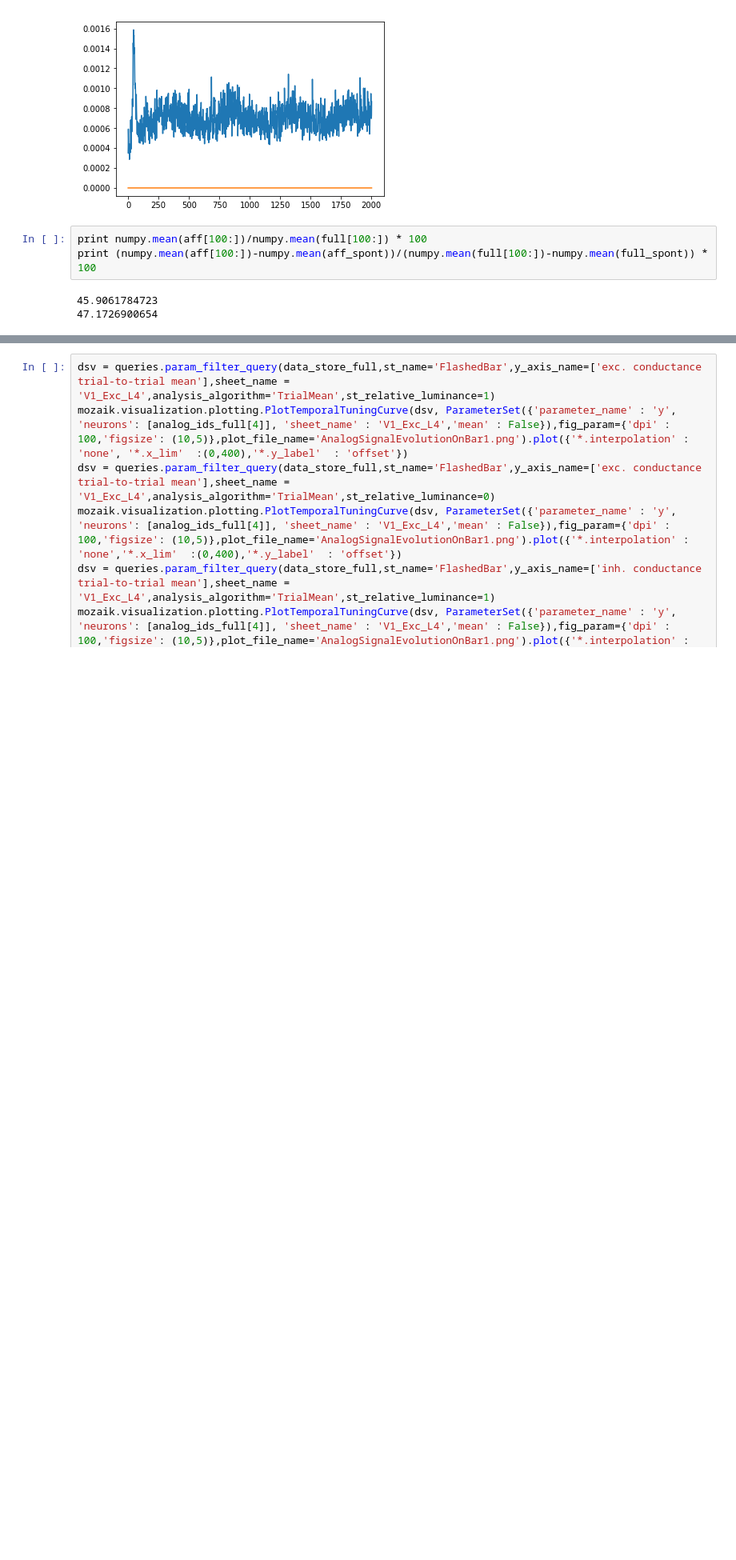
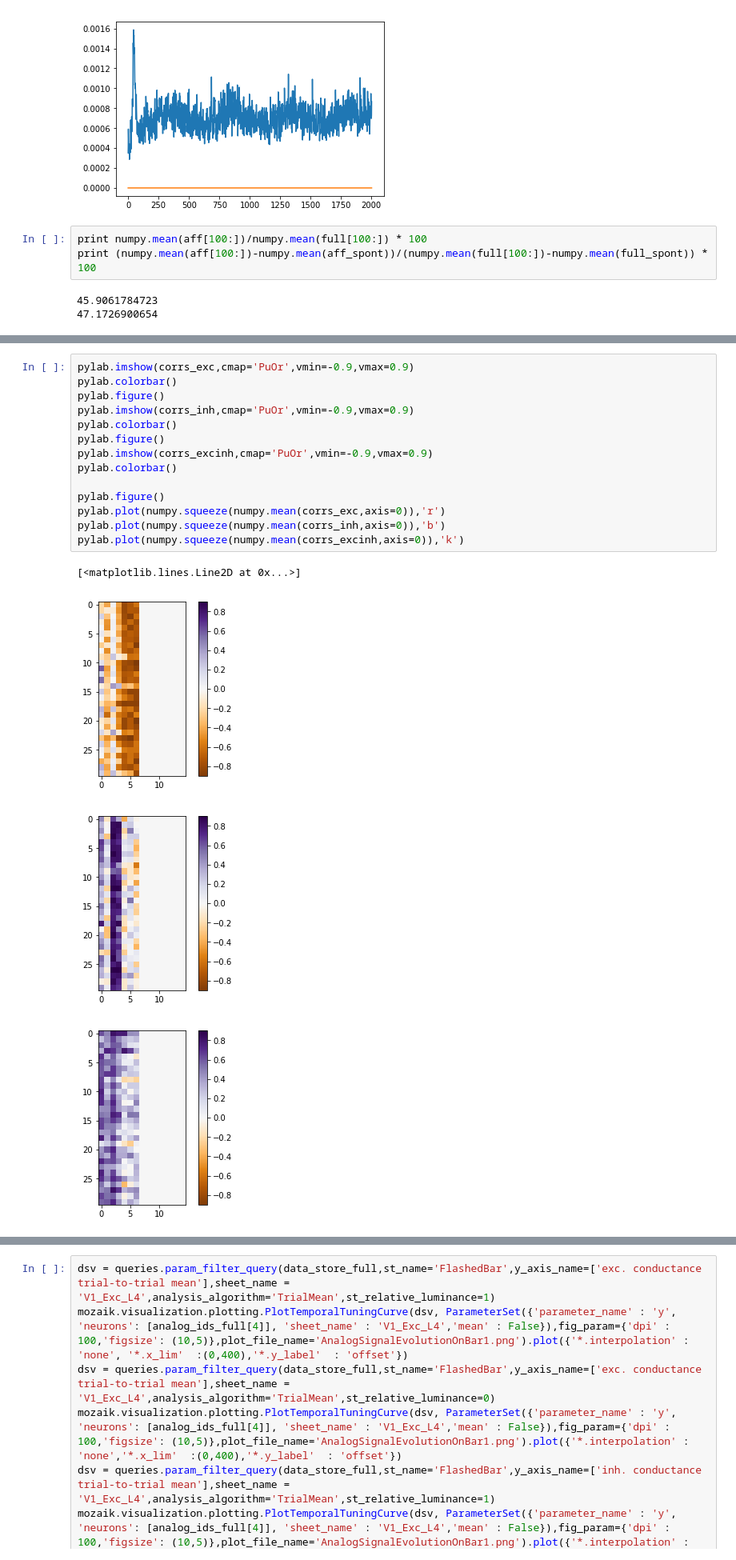
Before and after one commit to antolikjan/notebooks, a Jupyter notebook: Morgan_afferent_contribution_measures.ipynb, the cells around one changed output, grey strips where cells are left out. Shown at 80% size. Drawn from its saved outputs; the diff is of its cells as text; blank space fills up the shorter version.

```diff
--- a/Morgan_afferent_contribution_measures.ipynb
+++ b/Morgan_afferent_contribution_measures.ipynb
@@ -166,0 +388,19 @@ pylab.shape(m_0_exc[])
+# %%
+pylab.imshow(corrs_exc,cmap='PuOr',vmin=-0.9,vmax=0.9)
+pylab.colorbar()
+pylab.figure()
+pylab.imshow(corrs_inh,cmap='PuOr',vmin=-0.9,vmax=0.9)
+pylab.colorbar()
+pylab.figure()
+pylab.imshow(corrs_excinh,cmap='PuOr',vmin=-0.9,vmax=0.9)
+pylab.colorbar()
+
+pylab.figure()
+pylab.plot(numpy.squeeze(numpy.mean(corrs_exc,axis=0)),'r')
+pylab.plot(numpy.squeeze(numpy.mean(corrs_inh,axis=0)),'b')
+pylab.plot(numpy.squeeze(numpy.mean(corrs_excinh,axis=0)),'k')
+# %% [output]
+[<matplotlib.lines.Line2D at 0x...>]
+[figure, added]
+[figure, added]
+[figure, added]
```
Also changed, not shown: parts of 20 cells of this notebook, 1 other file.
